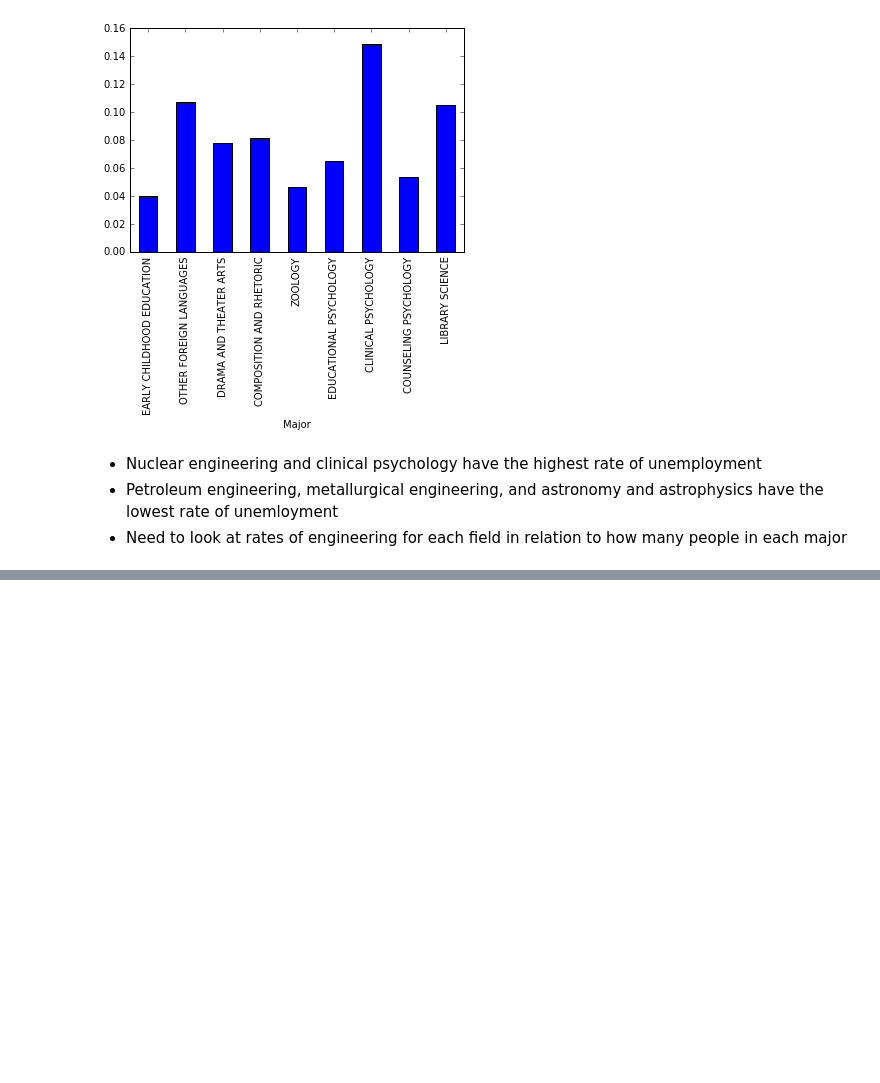
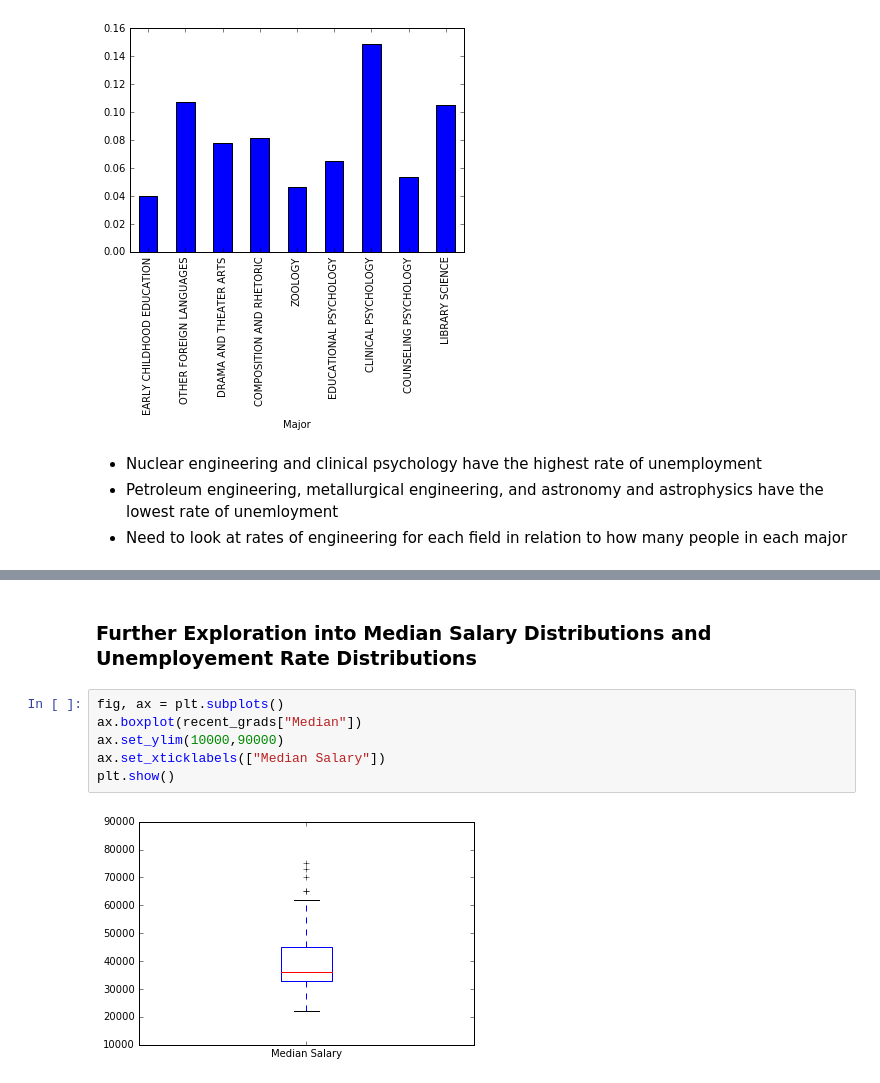
Before and after one commit to fcdiomede/Dataquest_Projects, a Jupyter notebook: Earnings_CollegeMajors_GP.ipynb, the cells around one changed output, grey strips where cells are left out. Saved outputs shown, nothing was run; the diff lists cells and outputs as text; blank space fills up the shorter version.

```diff
--- a/Earnings_CollegeMajors_GP.ipynb
+++ b/Earnings_CollegeMajors_GP.ipynb
@@ -218,0 +243,10 @@ recent_grads[163:].plot.bar(x="Major", y="Unemployment_rate", legend = False)
+# %% [markdown]
+### Further Exploration into Median Salary Distributions and Unemployement Rate Distributions
+# %%
+fig, ax = plt.subplots()
+ax.boxplot(recent_grads["Median"])
+ax.set_ylim(10000,90000)
+ax.set_xticklabels(["Median Salary"])
+plt.show()
+# %% [output]
+[figure, added]
```
Also changed, not shown: parts of 8 cells of this notebook.
